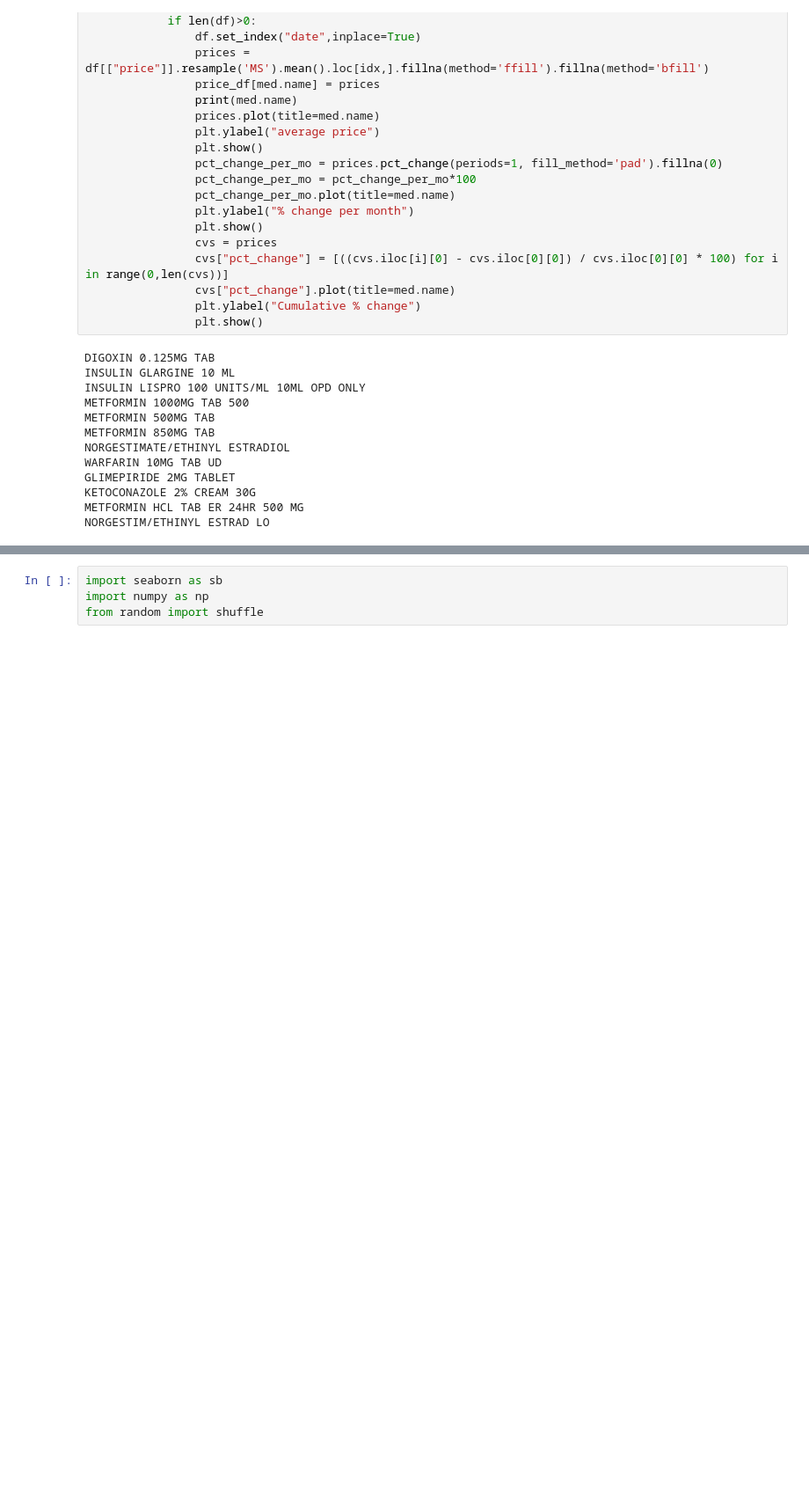
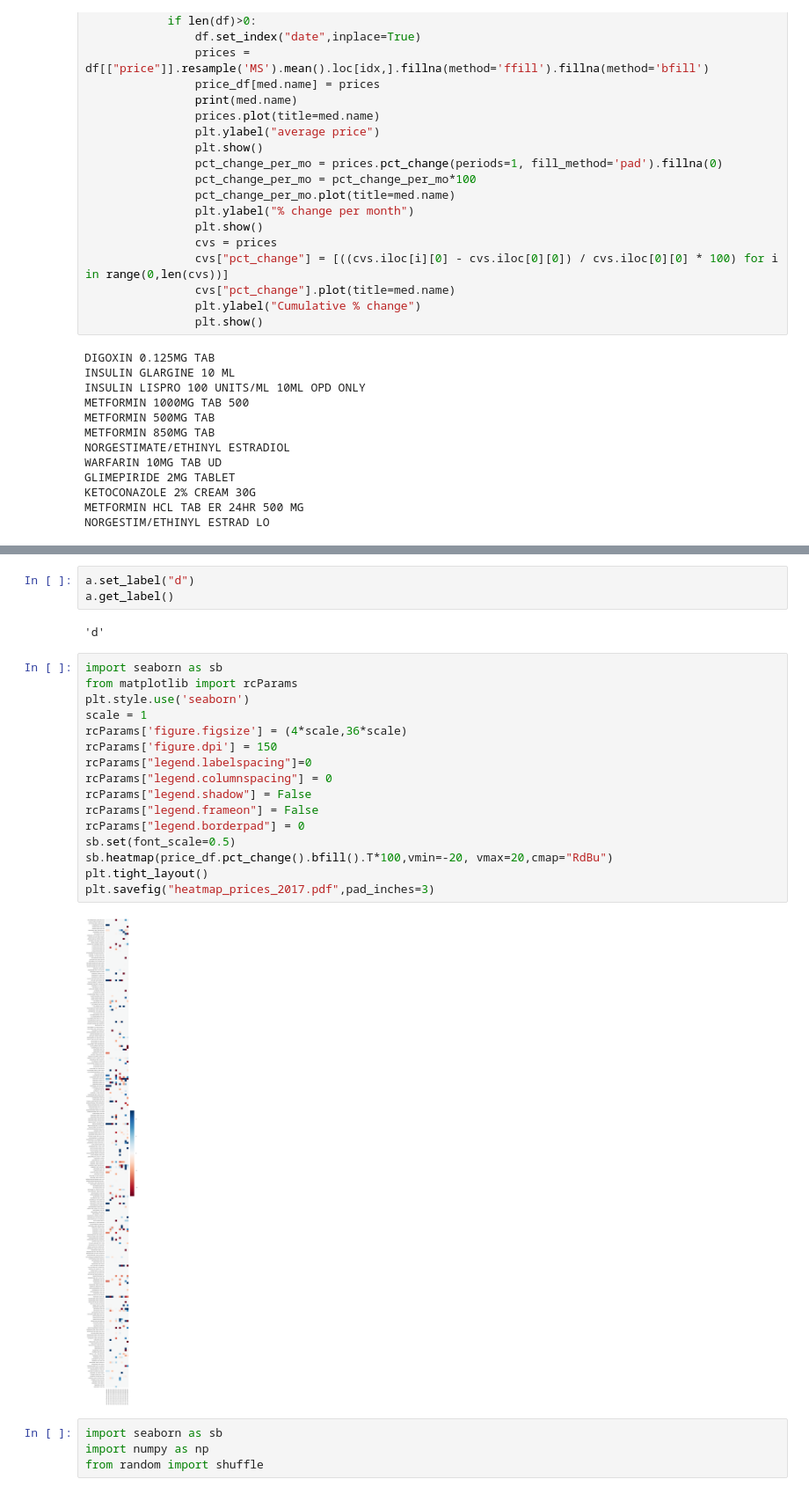
Before and after one commit to ehhop/ehhapp-formulary2, a Jupyter notebook: test_database.ipynb, the cells around one changed output, grey strips where cells are left out. Shown at 88% size. Cells and saved outputs as stored; diff of their text form; blank space fills up the shorter version.

```diff
--- a/test_database.ipynb
+++ b/test_database.ipynb
@@ -357,3 +369,26 @@ NORGESTIM/ETHINYL ESTRAD LO
+# %%
+a.set_label("d")
+a.get_label()
+# %% [output]
+'d'
+# %%
+import seaborn as sb
+from matplotlib import rcParams
+plt.style.use('seaborn')
+scale = 1
+rcParams['figure.figsize'] = (4*scale,36*scale)
+rcParams['figure.dpi'] = 150
+rcParams["legend.labelspacing"]=0
+rcParams["legend.columnspacing"] = 0
+rcParams["legend.shadow"] = False
+rcParams["legend.frameon"] = False
+rcParams["legend.borderpad"] = 0
+sb.set(font_scale=0.5)
+sb.heatmap(price_df.pct_change().bfill().T*100,vmin=-20, vmax=20,cmap="RdBu")
+plt.tight_layout()
+plt.savefig("heatmap_prices_2017.pdf",pad_inches=3)
+# %% [output]
+[figure, added]
 # %%
 import seaborn as sb
 import numpy as np
```
Also changed, not shown: parts of 6 cells of this notebook, 25 other files.
